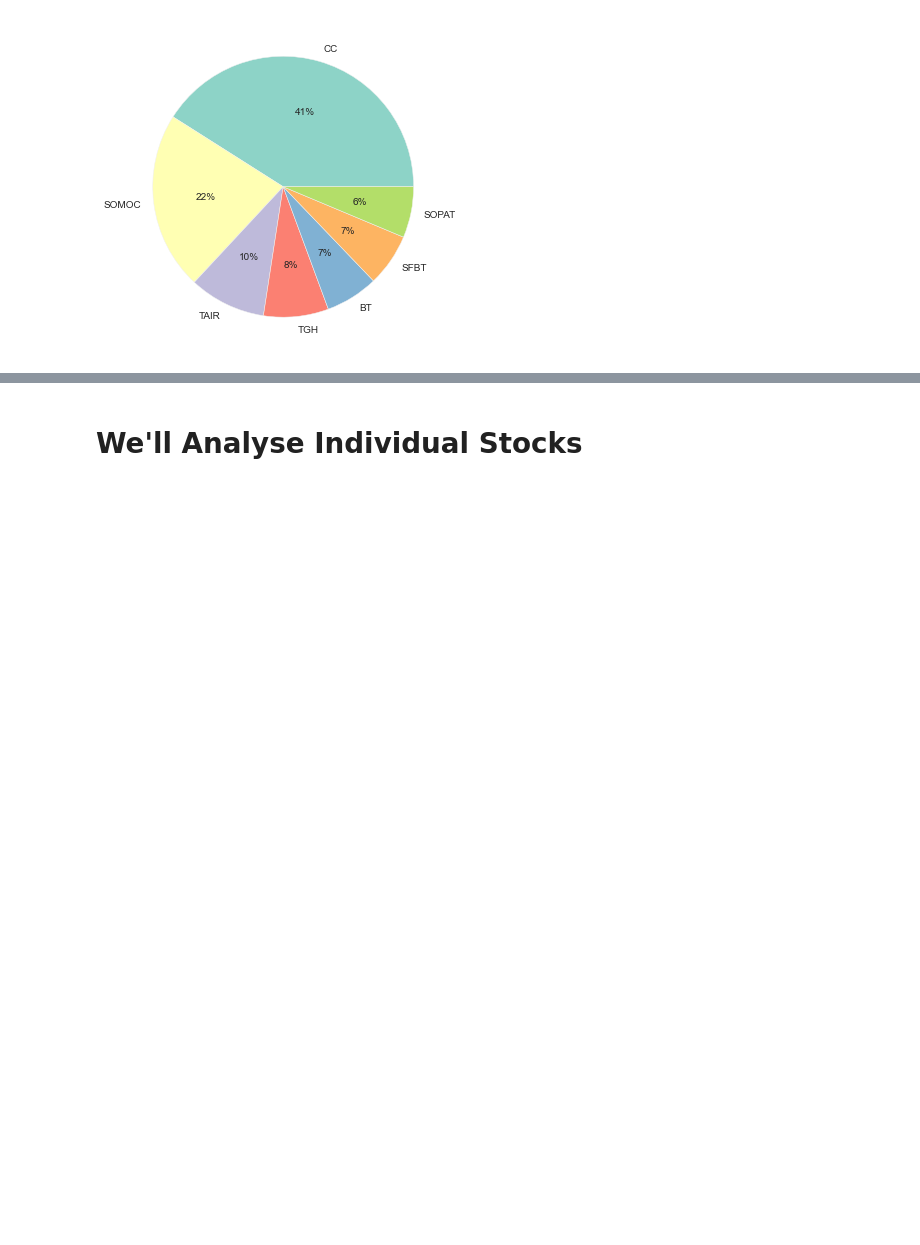
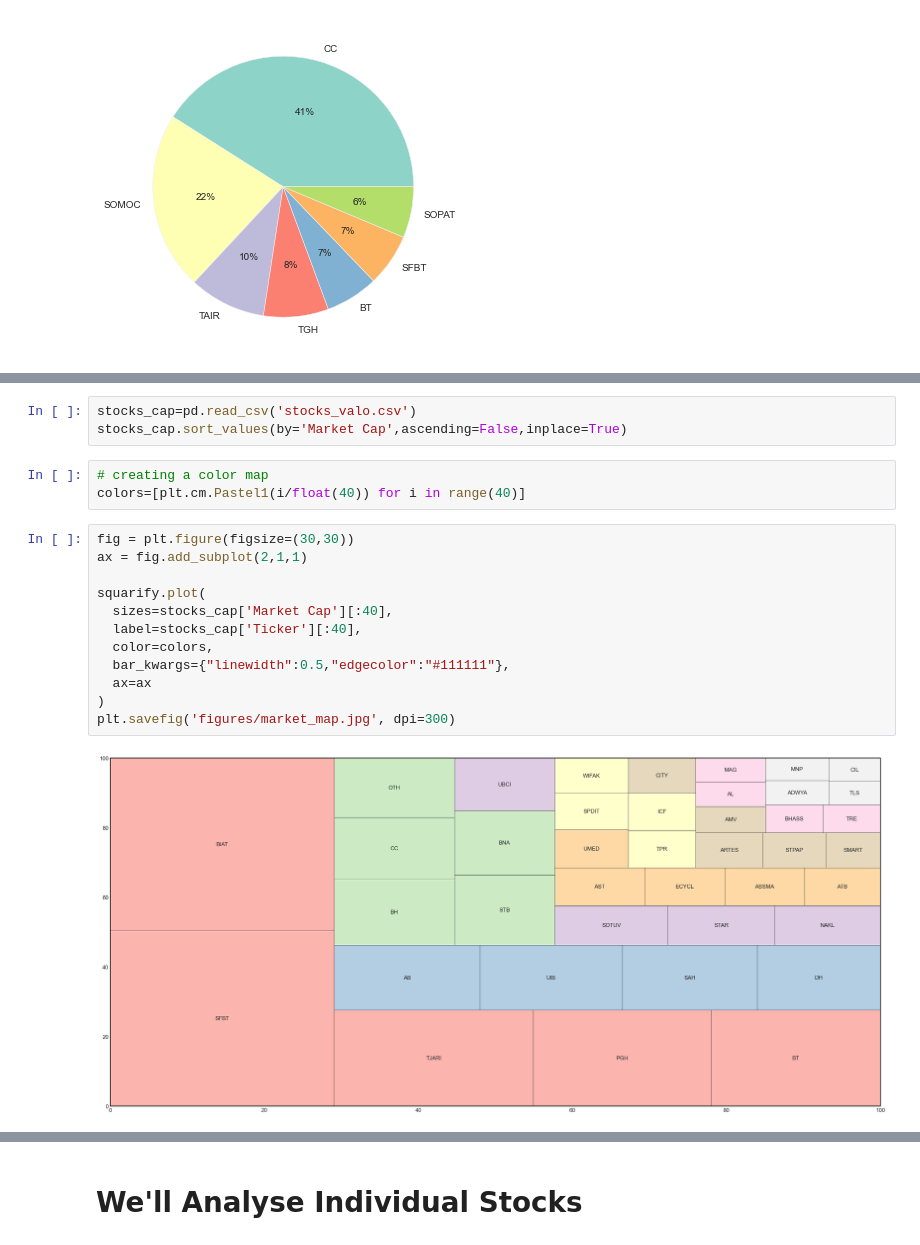
Before and after one commit to azizamari/tunisian_stock_market, a Jupyter notebook: data_analysis.ipynb, the cells around one changed output, grey strips where cells are left out. Cells and saved outputs as stored; diff of their text form; blank space fills up the shorter version.

Commit message:
Create a stocks market cap visualization

```diff
--- a/data_analysis.ipynb
+++ b/data_analysis.ipynb
@@ -114,0 +85,20 @@ Telnet challenge one satellite was launched on 22 march 2021 we can clearly see
+# %%
+stocks_cap=pd.read_csv('stocks_valo.csv')
+stocks_cap.sort_values(by='Market Cap',ascending=False,inplace=True)
+# %%
+# creating a color map
+colors=[plt.cm.Pastel1(i/float(40)) for i in range(40)]
+# %%
+fig = plt.figure(figsize=(30,30))
+ax = fig.add_subplot(2,1,1)
+
+squarify.plot(
+  sizes=stocks_cap['Market Cap'][:40],
+  label=stocks_cap['Ticker'][:40],
+  color=colors,
+  bar_kwargs={"linewidth":0.5,"edgecolor":"#111111"},
+  ax=ax
+)
+plt.savefig('figures/market_map.jpg', dpi=300)
+# %% [output]
+[figure, added]
```
Also changed, not shown: parts of 15 cells of this notebook, 2 other files.
